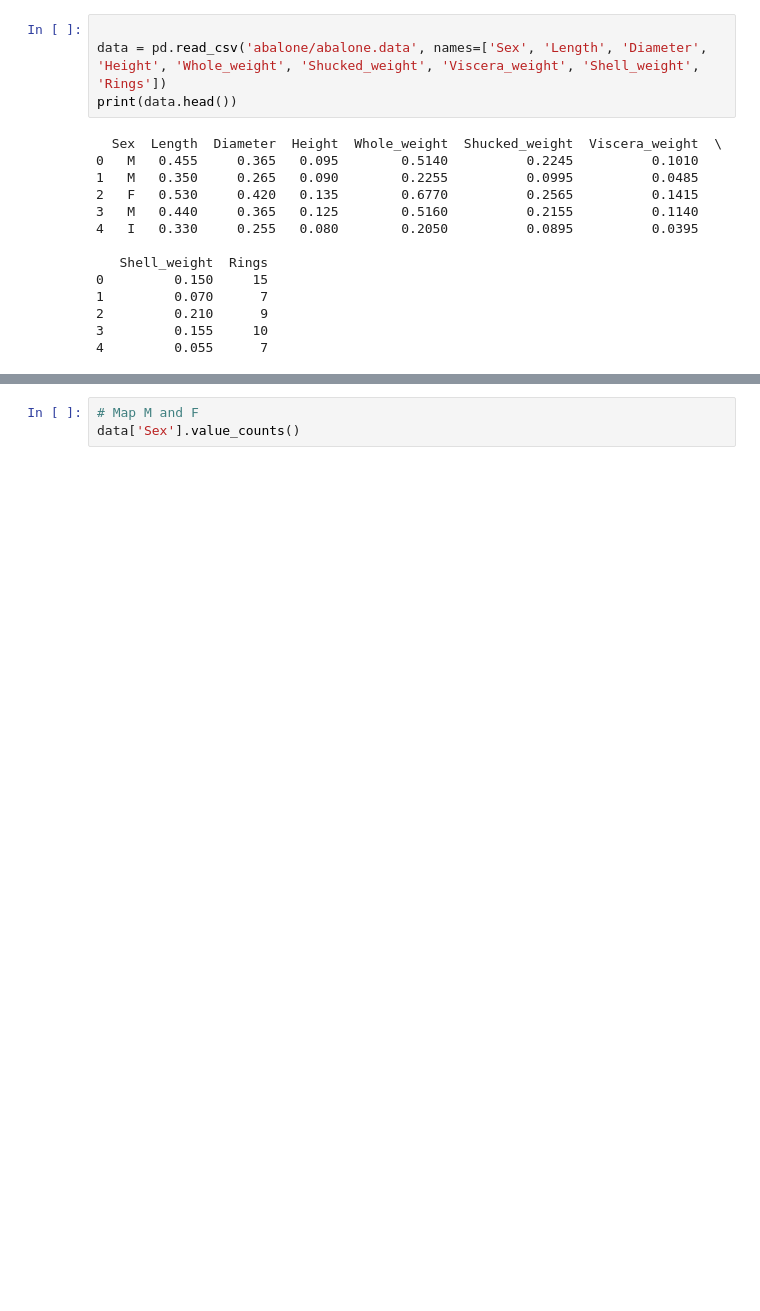
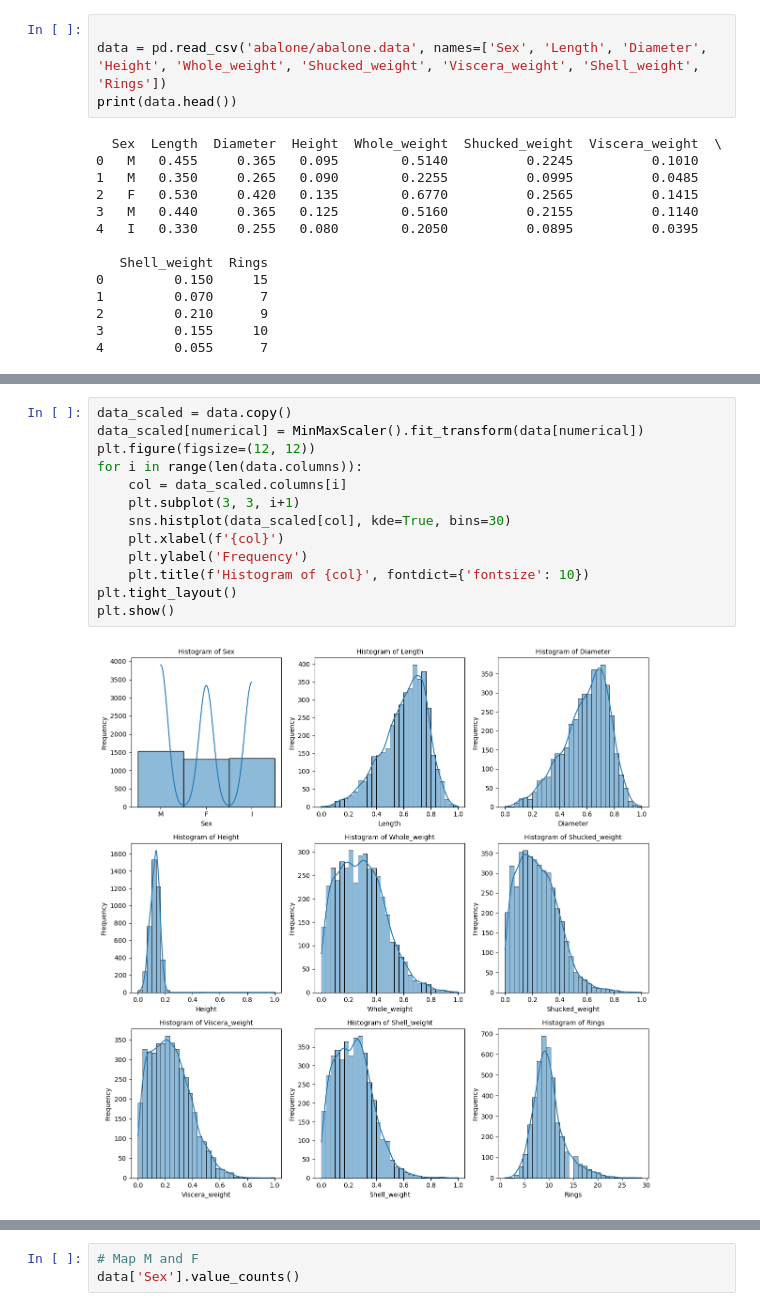
Before and after one commit to 9963KK/MATH5836, a Jupyter notebook: assn1.ipynb, the cells around one changed output, grey strips where cells are left out. Drawn from its saved outputs; the diff is of its cells as text; blank space fills up the shorter version.

```diff
--- a/assn1.ipynb
+++ b/assn1.ipynb
@@ -40,0 +55,15 @@ print(data.head())
+# %%
+data_scaled = data.copy()
+data_scaled[numerical] = MinMaxScaler().fit_transform(data[numerical])
+plt.figure(figsize=(12, 12))
+for i in range(len(data.columns)):
+    col = data_scaled.columns[i]
+    plt.subplot(3, 3, i+1)
+    sns.histplot(data_scaled[col], kde=True, bins=30)
+    plt.xlabel(f'{col}')
+    plt.ylabel('Frequency')
+    plt.title(f'Histogram of {col}', fontdict={'fontsize': 10})
+plt.tight_layout()
+plt.show()
+# %% [output]
+[figure, added]
```
Also changed, not shown: parts of 5 cells of this notebook, 3 other files.
